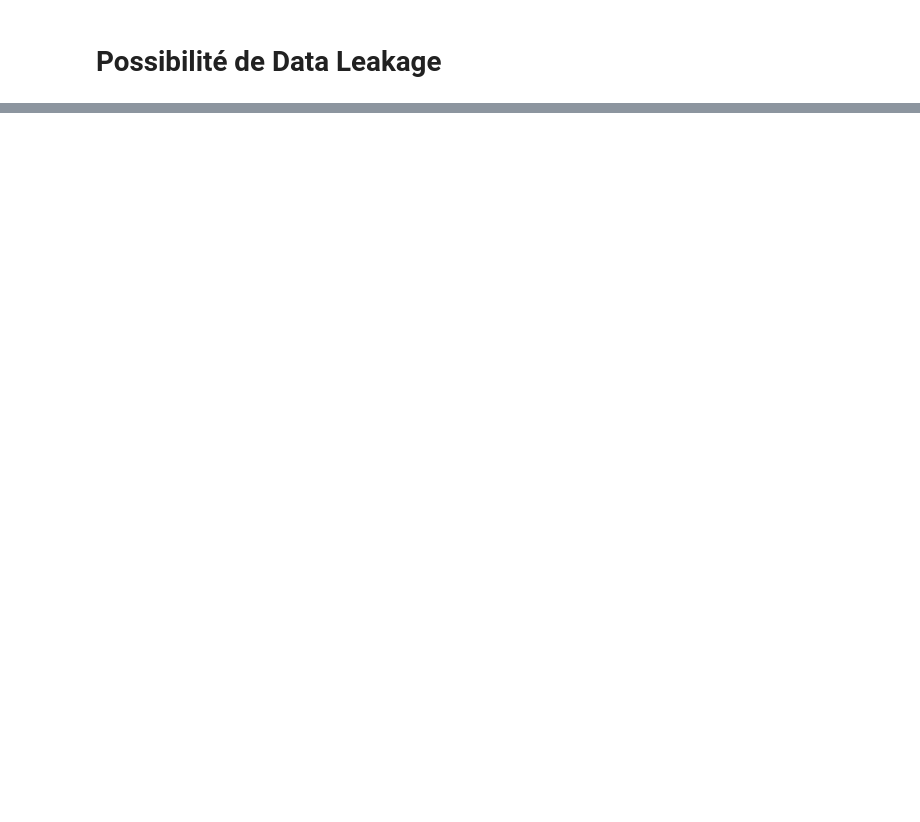
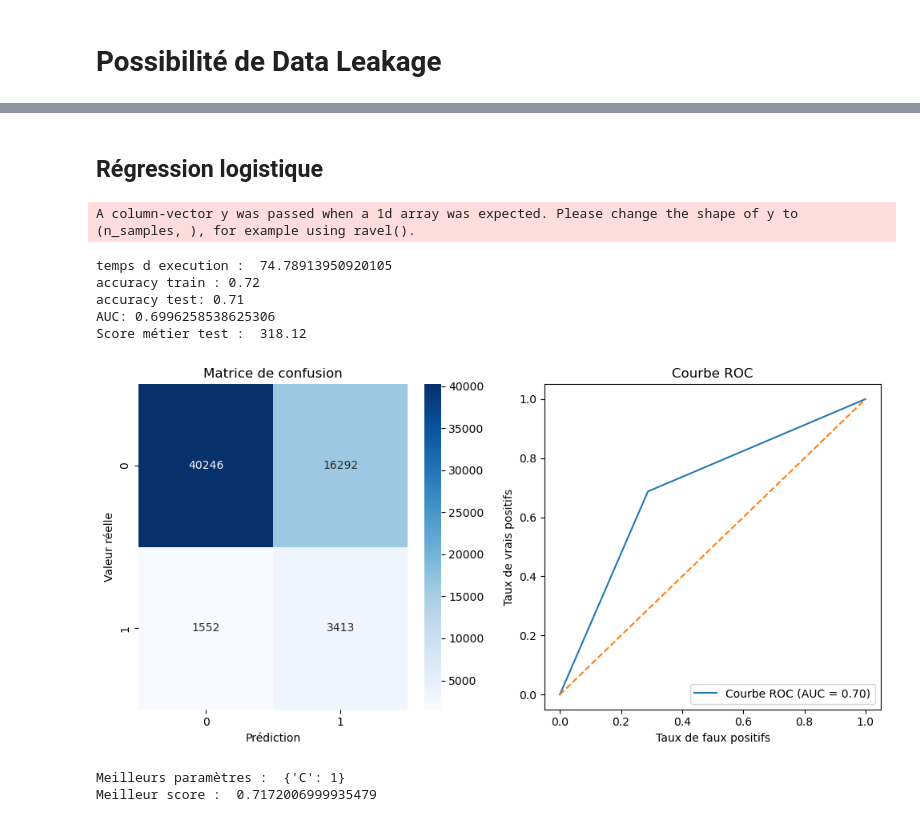
Before and after one commit to javiersan48/Projet7, a Jupyter notebook: PrepData.ipynb, the cells around one changed output, grey strips where cells are left out. Saved outputs shown, nothing was run; the diff lists cells and outputs as text; code cells hidden in the pictures; blank space fills up the shorter version.

```diff
--- a/PrepData.ipynb
+++ b/PrepData.ipynb
@@ -489,0 +740,52 @@ Name: TARGET, Length: 200, dtype: float64
+# %% [markdown]
+## Régression logistique
+# %%
+mlflow.set_experiment('Projet7-Modélisation')
+
+start = time.time()
+
+with mlflow.start_run(run_name='Régression logistique') :
+    # Création du modèle de régression logistique
+    model = LogisticRegression(max_iter = 2000)
+
+    # Définition de la fonction de coût personnalisée comme la métrique à minimiser
+    model.fit(X_train_scaled_df, y_train)
+    y_pred_train = model.predict(X_train_scaled_df)
+    y_pred = model.predict(X_test_scaled_df)
+    End = time.time()
+    print('temps d execution : ',End - start)
+    print('accuracy train :',round(metrics.accuracy_score(y_train, y_pred_train),2))
+    plot_confusion_roc(y_test, y_pred)
+    mlflow.sklearn.log_model(model, 'Regression Logistique')
+    mlflow.log_metric('accuracy_train',round(metrics.accuracy_score(y_train, y_pred_train),2) )
+    mlflow.log_metric('accuracy_test',round(metrics.accuracy_score(y_test, y_pred),2) )
+    mlflow.log_metric('score métier',round(custom_cost(y_test, y_pred),2) )
+# %% [output]
+A column-vector y was passed when a 1d array was expected. Please change the shape of y to (n_samples, ), for example using ravel().
+temps d execution :  74.78913950920105
+accuracy train : 0.72
+accuracy test: 0.71
+AUC: 0.6996258538625306
+Score métier test :  318.12
+[figure, added]
+# %%
+# Définir les hyperparamètres et leurs distributions à échantillonner
+param_dist = {'C': [0.01, 0.1, 1, 10, 100]}
+
+# Créer le modèle de régression logistique
+model = LogisticRegression(solver = 'lbfgs', max_iter = 1000)
+
+# Créer l'objet RandomizedSearchCV avec votre fonction de coût personnalisée
+random_search = RandomizedSearchCV(model, param_distributions = param_dist, scoring = 'accuracy', cv = 5, n_iter = 5)
+
+# Effectuer la recherche aléatoire des meilleurs paramètres
+random_search.fit(X_train, y_train.ravel())
+
+# Obtenir les meilleurs paramètres et le meilleur score
+best_params = random_search.best_params_
+best_score = random_search.best_score_
+print ('Meilleurs paramètres : ', best_params)
+print ('Meilleur score : ', best_score)
+# %% [output]
+Meilleurs paramètres :  {'C': 1}
+Meilleur score :  0.7172006999935479
```
Also changed, not shown: parts of 92 cells of this notebook.
